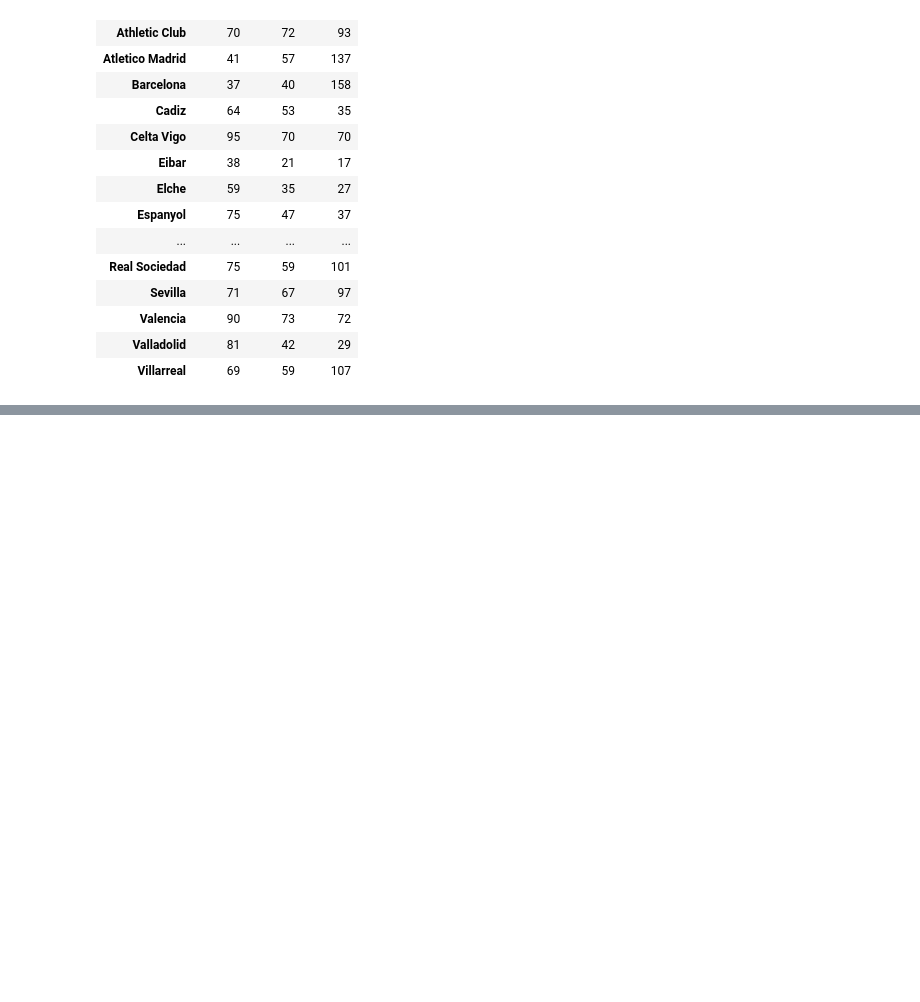
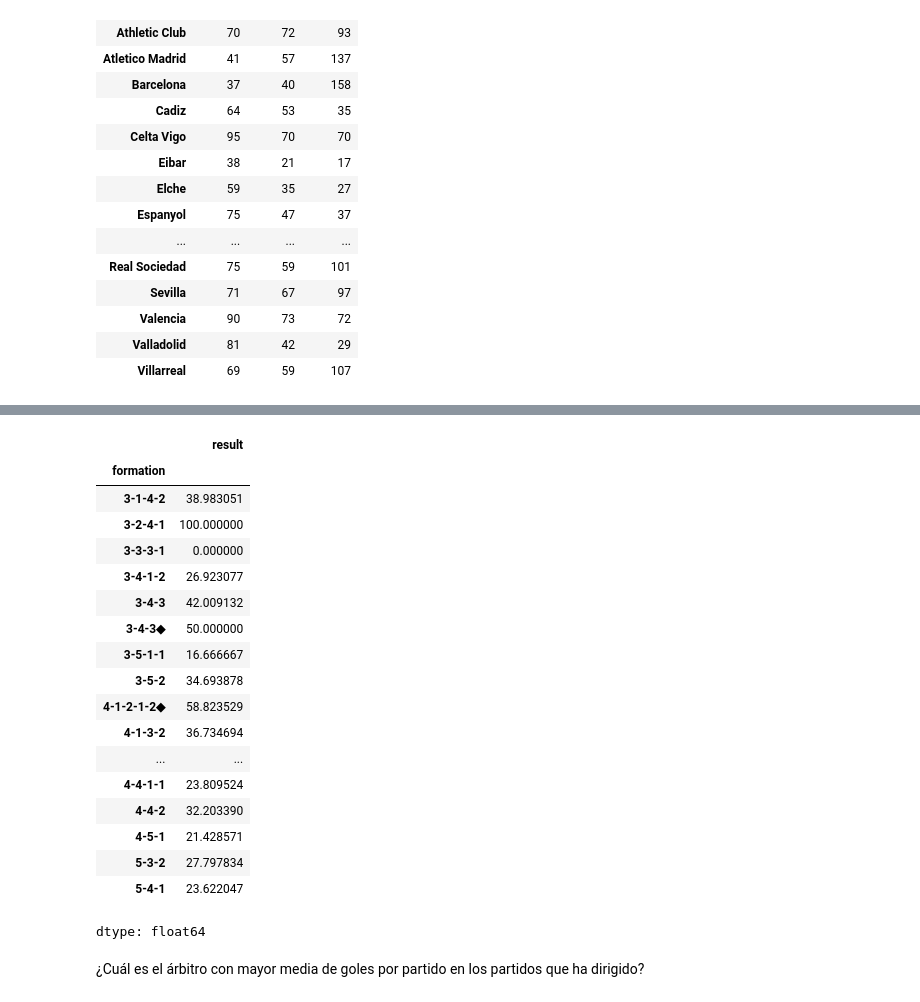
Before and after one commit to Blevins05/data-ai-summer2026, a Jupyter notebook: analysis.ipynb, the cells around one changed output, grey strips where cells are left out. Drawn from its saved outputs; the diff is of its cells as text; code cells hidden in the pictures; blank space fills up the shorter version.

```diff
--- a/analysis.ipynb
+++ b/analysis.ipynb
@@ -583,0 +646,24 @@ pd.crosstab(data['team'], data['result'])
+# %%
+data.groupby('formation')['result'].apply(lambda x: (x=='Victoria').mean() * 100)
+# %% [output]
+|  | result |
+| formation |  |
+| 3-1-4-2 | 38.983051 |
+| 3-2-4-1 | 100.000000 |
+| 3-3-3-1 | 0.000000 |
+| 3-4-1-2 | 26.923077 |
+| 3-4-3 | 42.009132 |
+| 3-4-3◆ | 50.000000 |
+| 3-5-1-1 | 16.666667 |
+| 3-5-2 | 34.693878 |
+| 4-1-2-1-2◆ | 58.823529 |
+| 4-1-3-2 | 36.734694 |
+| ... | ... |
+| 4-4-1-1 | 23.809524 |
+| 4-4-2 | 32.203390 |
+| 4-5-1 | 21.428571 |
+| 5-3-2 | 27.797834 |
+| 5-4-1 | 23.622047 |
+dtype: float64
+# %% [markdown]
+¿Cuál es el árbitro con mayor media de goles por partido en los partidos que ha dirigido?
```
Also changed, not shown: parts of 13 cells of this notebook.
